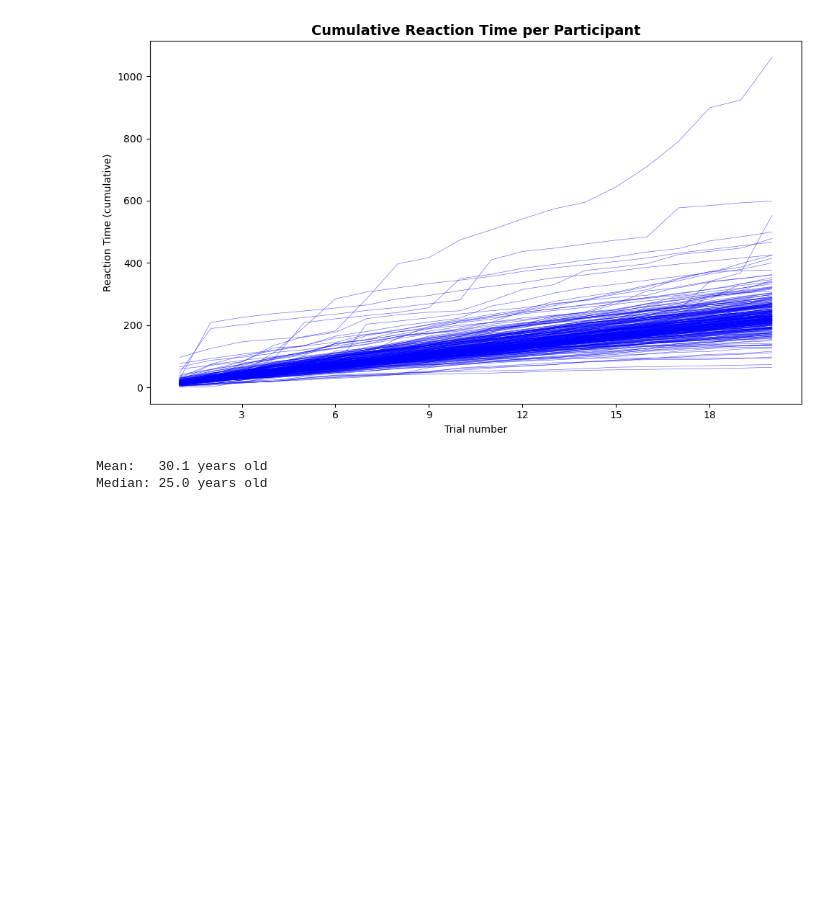
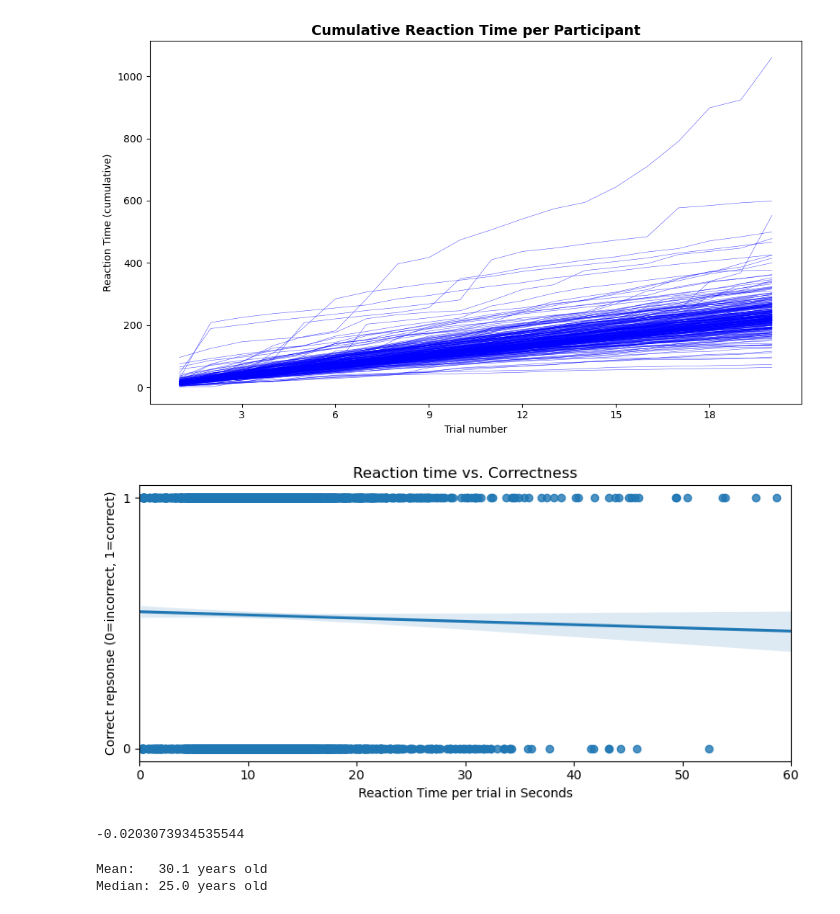
Before and after one commit to jasonvla/bachAndNotagenCorpora, a Jupyter notebook: poster_ICCCM/eval_ICCCM.ipynb, the cells around one changed output. Drawn from its saved outputs; the diff is of its cells as text; code cells hidden in the pictures; blank space fills up the shorter version.

```diff
--- a/poster_ICCCM/eval_ICCCM.ipynb
+++ b/poster_ICCCM/eval_ICCCM.ipynb
@@ -89,6 +89,35 @@ plt.tight_layout()
 plt.show()
 # %% [output]
 [figure]
+# %%
+# ===============================
+# ACCURACY BASED ON REACTION TIME
+# ===============================
+
+df = df.copy()
+
+df["rt_sec"] = df["rt"] / 1000
+df["correct_response"] = pd.to_numeric(df["correct_response"], errors="coerce").astype(int)
+
+plt.figure(figsize=(8, 4))
+
+sns.regplot(
+    data=df,
+    x="rt_sec",
+    y="correct_response"
+)
+plt.xlabel("Reaction Time per trial in Seconds")
+plt.ylabel("Correct repsonse (0=incorrect, 1=correct)")
+plt.title("Reaction time vs. Correctness")
+plt.yticks([0, 1])
+plt.xlim(0, 60)
+plt.tight_layout()
+plt.show()
+corr = df["rt_sec"].corr(df["correct_response"])
+print(corr)
+# %% [output]
+[figure, added]
+-0.0203073934535544
 # %%
 # ================
 # AGE DISTRIBUTION
```
